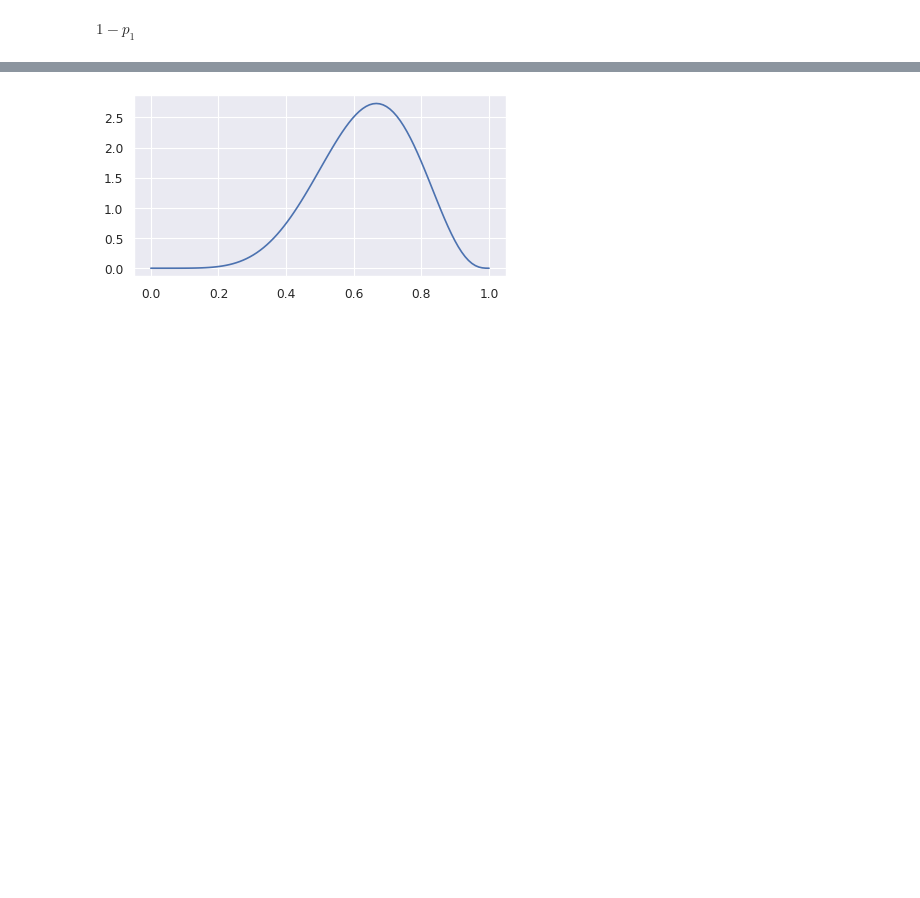
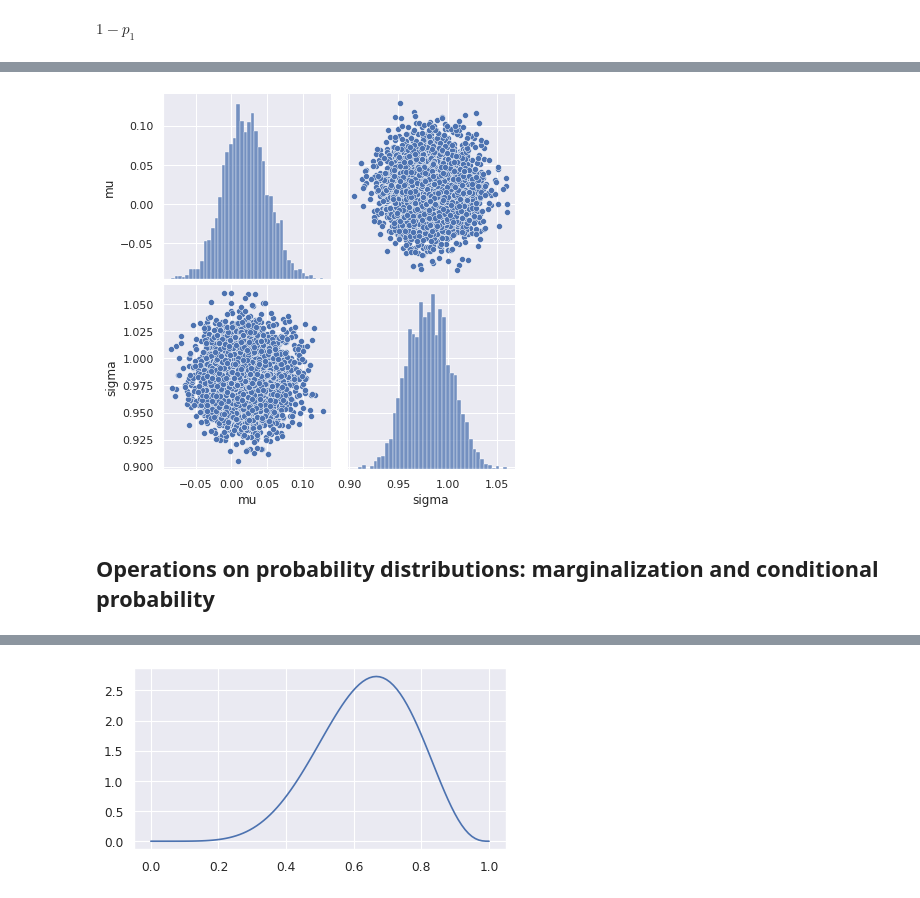
Before and after one commit to cs224/blog-series-monte-carlo-methods, a Jupyter notebook: 0010-fundamental-concepts.ipynb, the cells around one changed output, grey strips where cells are left out. Saved outputs shown, nothing was run; the diff lists cells and outputs as text; code cells hidden in the pictures; blank space fills up the shorter version.

```diff
--- a/0010-fundamental-concepts.ipynb
+++ b/0010-fundamental-concepts.ipynb
@@ -233,0 +420,6 @@ $\displaystyle 0$
+# %%
+sns.pairplot(trace_df, height=3);
+# %% [output]
+[figure, added]
+# %% [markdown]
+## Operations on probability distributions: marginalization and conditional probability
```
Also changed, not shown: parts of 46 cells of this notebook.
